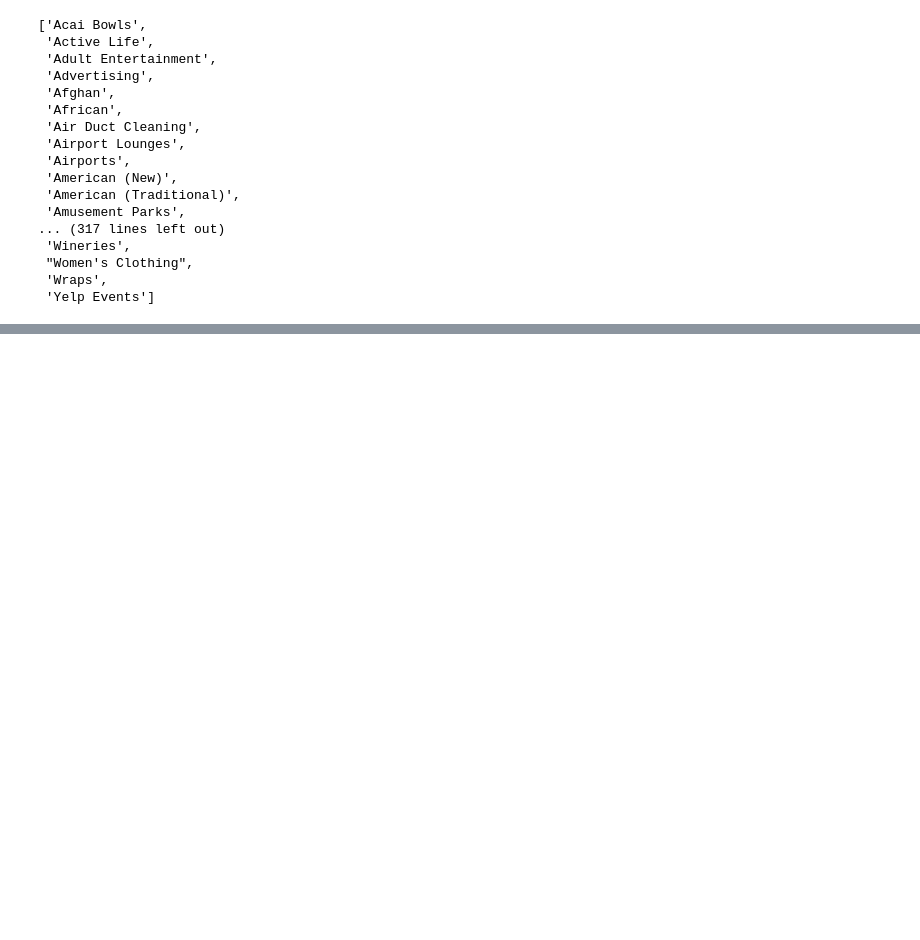
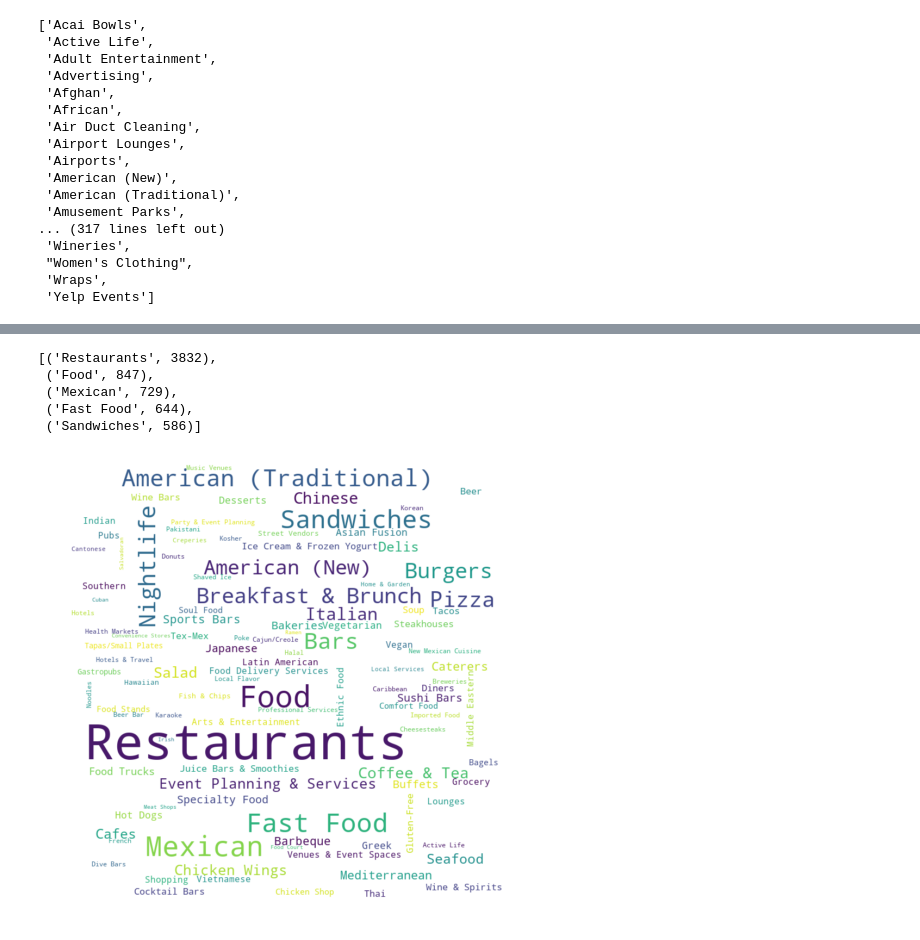
Before and after one commit to ShijunW/Galvanize-DSI-Capstone, a Jupyter notebook: yelp-ver1.ipynb, the cells around one changed output, grey strips where cells are left out. Saved outputs shown, nothing was run; the diff lists cells and outputs as text; code cells hidden in the pictures; blank space fills up the shorter version.

```diff
--- a/yelp-ver1.ipynb
+++ b/yelp-ver1.ipynb
@@ -629,0 +632,5 @@ cat_words
+# %%
+cat_words = []
+for i in range(len(biz_phx)):
+    for word in biz_phx.categories[i].split(', '):
+        cat_words.append(word)
@@ -629,0 +674,12 @@ cat_words
+# %%
+words_count = Counter(cat_words)
+# %%
+words_count.most_common(5)
+# %% [output]
+[('Restaurants', 3832),
+ ('Food', 847),
+ ('Mexican', 729),
+ ('Fast Food', 644),
+ ('Sandwiches', 586)]
+# %%
+word_dict = dict(words_count.most_common())
@@ -629,0 +689,14 @@ cat_words
+# %%
+# Create the wordcloud object
+wordcloud = WordCloud(max_words=300, background_color='white', width=800, height=800, min_font_size=10, margin=0) \
+           .generate_from_frequencies(word_dict)
+# %%
+# Display the generated image:
+plt.figure(figsize=(8,8))
+plt.imshow(wordcloud, interpolation='bilinear')
+plt.axis("off")
+plt.margins(x=0, y=0)
+#plt.savefig('words_frequency.png')
+plt.show()
+# %% [output]
+[figure, added]
```
Also changed, not shown: parts of 6 cells of this notebook, 4 other files.
